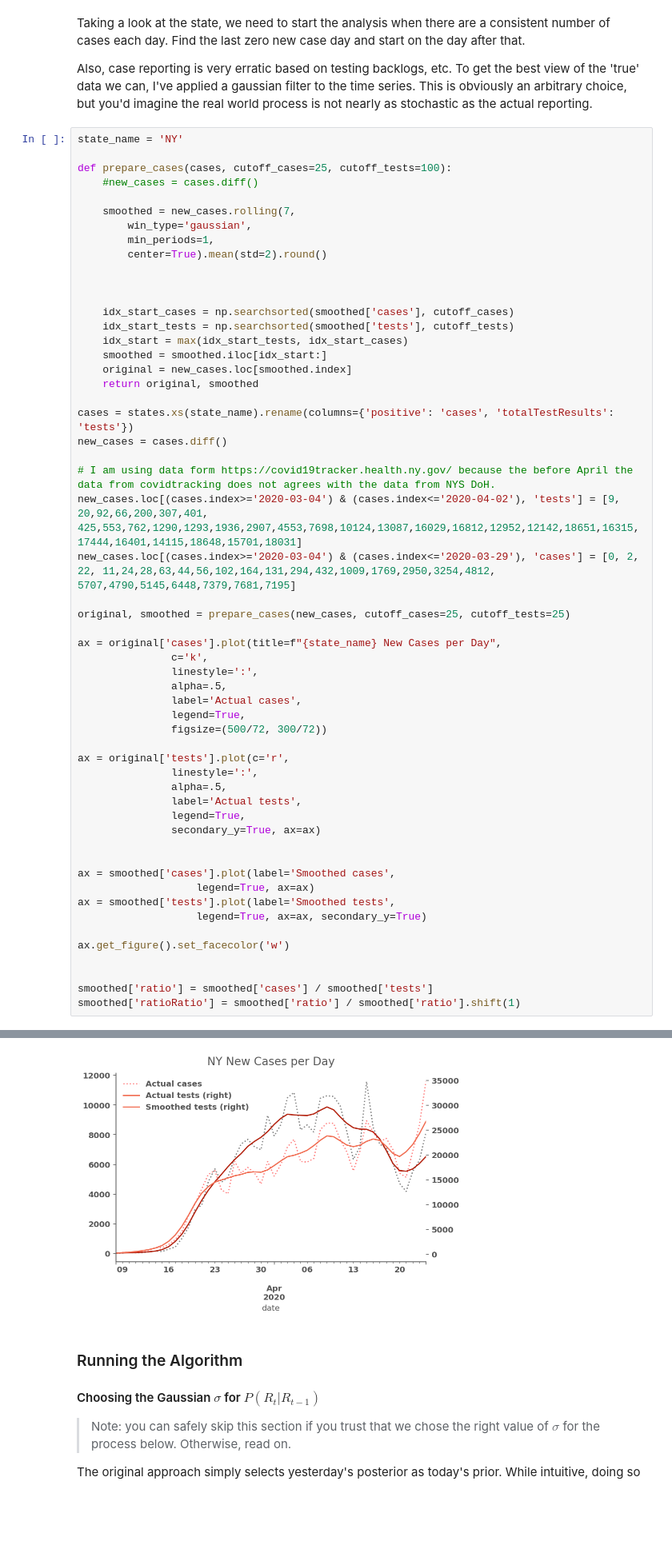
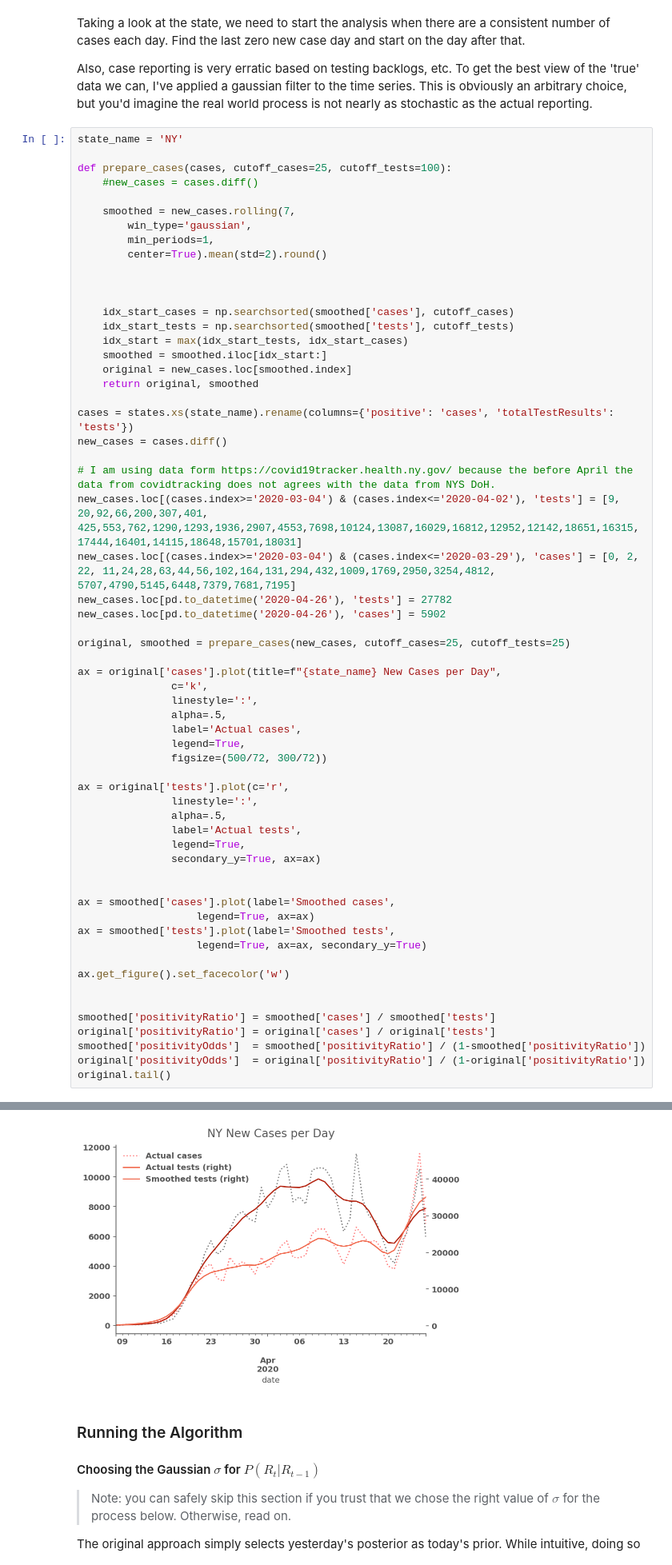
Before and after one commit to ababino/covid-19, a Jupyter notebook: Realtime R0 with binomial.ipynb, the cells around one changed output, grey strips where cells are left out. Shown: that part at 80% size. Cells and saved outputs as stored; diff of their text form; blank space fills up the shorter version.

```diff
--- a/Realtime R0 with binomial.ipynb
+++ b/Realtime R0 with binomial.ipynb
@@ -305,6 +296,8 @@ new_cases = cases.diff()
 # I am using data form https://covid19tracker.health.ny.gov/ because the before April the data from covidtracking does not agrees with the data from NYS DoH.
 new_cases.loc[(cases.index>='2020-03-04') & (cases.index<='2020-04-02'), 'tests'] = [9, 20,92,66,200,307,401, 425,553,762,1290,1293,1936,2907,4553,7698,10124,13087,16029,16812,12952,12142,18651,16315,17444,16401,14115,18648,15701,18031]
 new_cases.loc[(cases.index>='2020-03-04') & (cases.index<='2020-03-29'), 'cases'] = [0, 2, 22, 11,24,28,63,44,56,102,164,131,294,432,1009,1769,2950,3254,4812, 5707,4790,5145,6448,7379,7681,7195]
+new_cases.loc[pd.to_datetime('2020-04-26'), 'tests'] = 27782
+new_cases.loc[pd.to_datetime('2020-04-26'), 'cases'] = 5902
 
 original, smoothed = prepare_cases(new_cases, cutoff_cases=25, cutoff_tests=25)
 
@@ -332,6 +325,9 @@ ax = smoothed['tests'].plot(label='Smoothed tests',
 ax.get_figure().set_facecolor('w')
 
 
-smoothed['ratio'] = smoothed['cases'] / smoothed['tests']
-smoothed['ratioRatio'] = smoothed['ratio'] / smoothed['ratio'].shift(1)
+smoothed['positivityRatio'] = smoothed['cases'] / smoothed['tests']
+original['positivityRatio'] = original['cases'] / original['tests']
+smoothed['positivityOdds']  = smoothed['positivityRatio'] / (1-smoothed['positivityRatio'])
+original['positivityOdds']  = original['positivityRatio'] / (1-original['positivityRatio'])
+original.tail()
 # %% [output]
@@ -338,4 +341,4 @@ smoothed['ratioRatio'] = smoothed['ratio'] / smoothed['ratio'].shift(1)
-[figure, old version]
+[figure, new version]
 # %% [markdown]
 ### Running the Algorithm
 
```
Also changed, not shown: parts of 9 cells of this notebook.
